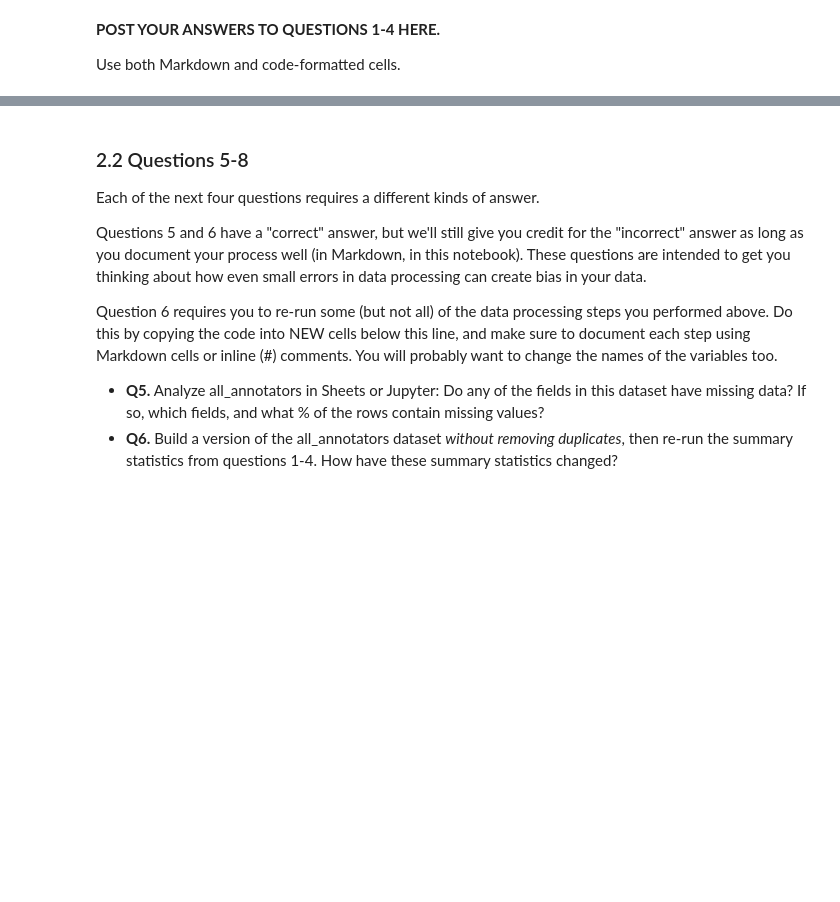
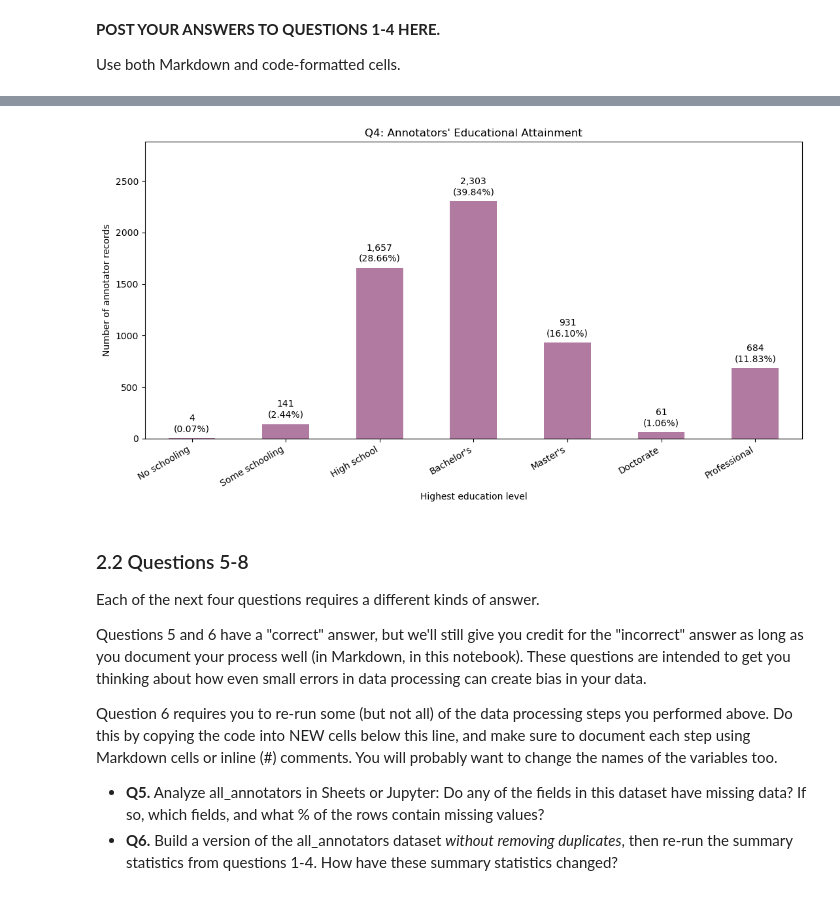
Before and after one commit to EvaChen05/hcde-410, a Jupyter notebook: A2/hcde410-a2.ipynb, the cells around one changed output, grey strips where cells are left out. Saved outputs shown, nothing was run; the diff lists cells and outputs as text; code cells hidden in the pictures; blank space fills up the shorter version.

```diff
--- a/A2/hcde410-a2.ipynb
+++ b/A2/hcde410-a2.ipynb
@@ -422,0 +626,89 @@ Use both Markdown and code-formatted cells.
+# %%
+import pandas as pd
+import matplotlib.pyplot as plt
+
+# Step 1: Convert the cleaned data from Part 1 into a DataFrame.
+annotators_df = pd.DataFrame(all_annotators)
+
+# Step 2: Extract the education column and remove extra spaces.
+education = (
+    annotators_df["education"]
+    .astype("string")
+    .str.strip()
+)
+
+# Step 3: Keep missing values as a separate category.
+# The string "none" means no schooling and remains a valid category.
+education = education.replace("", pd.NA).fillna("Missing")
+
+# Step 4: Count the records in each education category.
+education_counts = education.value_counts()
+
+# Use a consistent display order.
+education_order = [
+    "none", "some", "hs", "bachelors",
+    "masters", "doctorate", "professional"
+]
+
+# Keep additional categories, including Missing, at the end.
+education_order += [
+    category for category in education_counts.index
+    if category not in education_order
+]
+
+q4_table = education_counts.reindex(
+    education_order, fill_value=0
+).to_frame(name="Count")
+
+# Replace the original codes with readable labels.
+q4_table = q4_table.rename(index={
+    "none": "No schooling",
+    "some": "Some schooling",
+    "hs": "High school",
+    "bachelors": "Bachelor's",
+    "masters": "Master's",
+    "doctorate": "Doctorate",
+    "professional": "Professional"
+})
+q4_table.index.name = "Education"
+
+# Step 5: Calculate percentages using all records as the denominator.
+total_records = len(annotators_df)
+q4_table["Percentage (%)"] = (
+    q4_table["Count"] / total_records * 100
+)
+
+# Display the counts and percentages.
+print("Total annotator records:", total_records)
+display(q4_table.round(2))
+
+# Step 6: Create a bar chart using pandas.
+ax = q4_table.plot.bar(
+    y="Count",
+    figsize=(11, 6),
+    color="#B07AA1",
+    legend=False,
+    rot=30
+)
+
+# Step 7: Label each bar with its count and percentage.
+for bar, percentage in zip(ax.patches, q4_table["Percentage (%)"]):
+    count = int(bar.get_height())
+    ax.annotate(
+        f"{count:,}\n({percentage:.2f}%)",
+        xy=(bar.get_x() + bar.get_width() / 2, count),
+        xytext=(0, 5),
+        textcoords="offset points",
+        ha="center",
+        va="bottom"
+    )
+
+ax.set_title("Q4: Annotators' Educational Attainment")
+ax.set_xlabel("Highest education level")
+ax.set_ylabel("Number of annotator records")
+ax.set_ylim(0, q4_table["Count"].max() * 1.25)
+
+plt.xticks(rotation=30, ha="right")
+plt.tight_layout()
+plt.show()
+# %% [output]
@@ -423,3 +725,4 @@ Use both Markdown and code-formatted cells.
+[figure, added]
 # %% [markdown]
 ### 2.2 Questions 5-8
 
```
Also changed, not shown: parts of 19 cells of this notebook.
